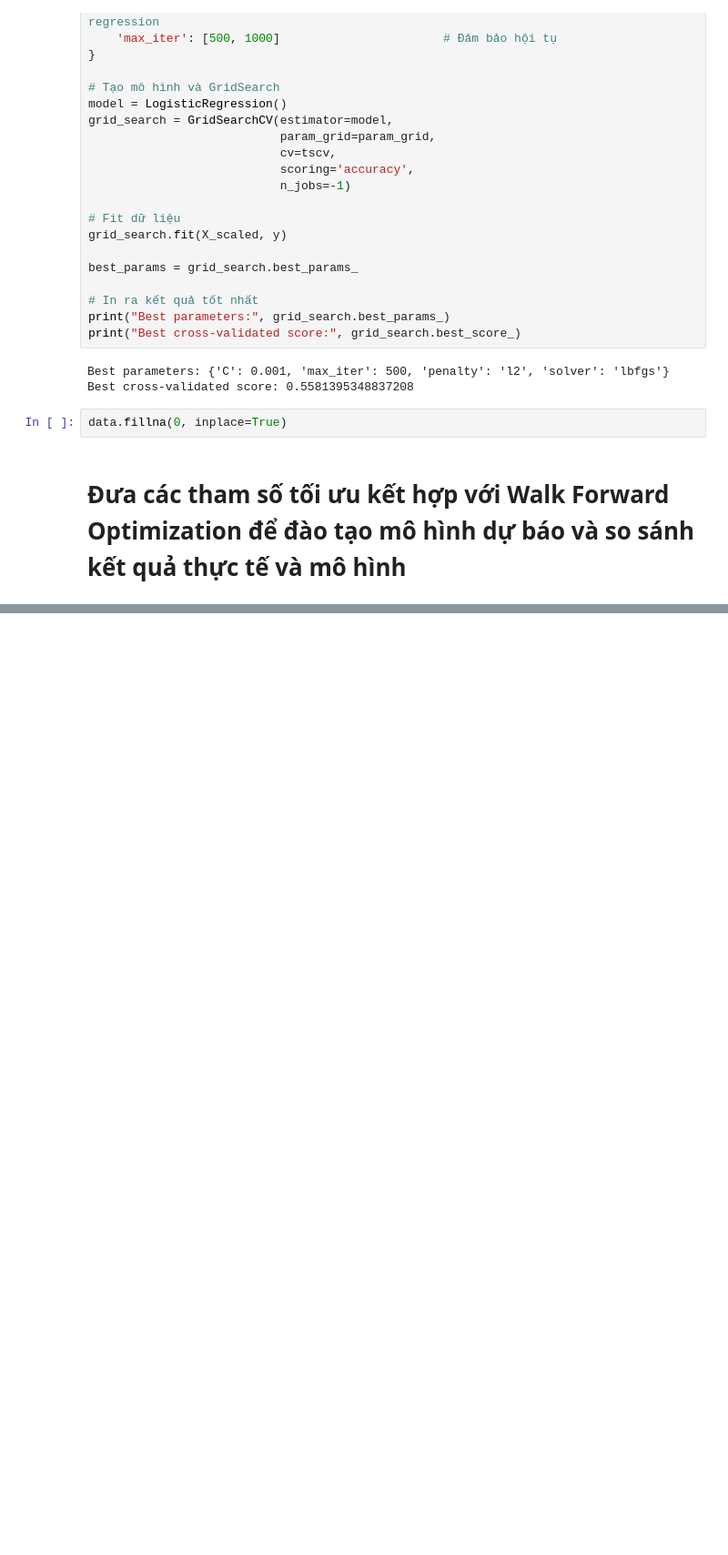
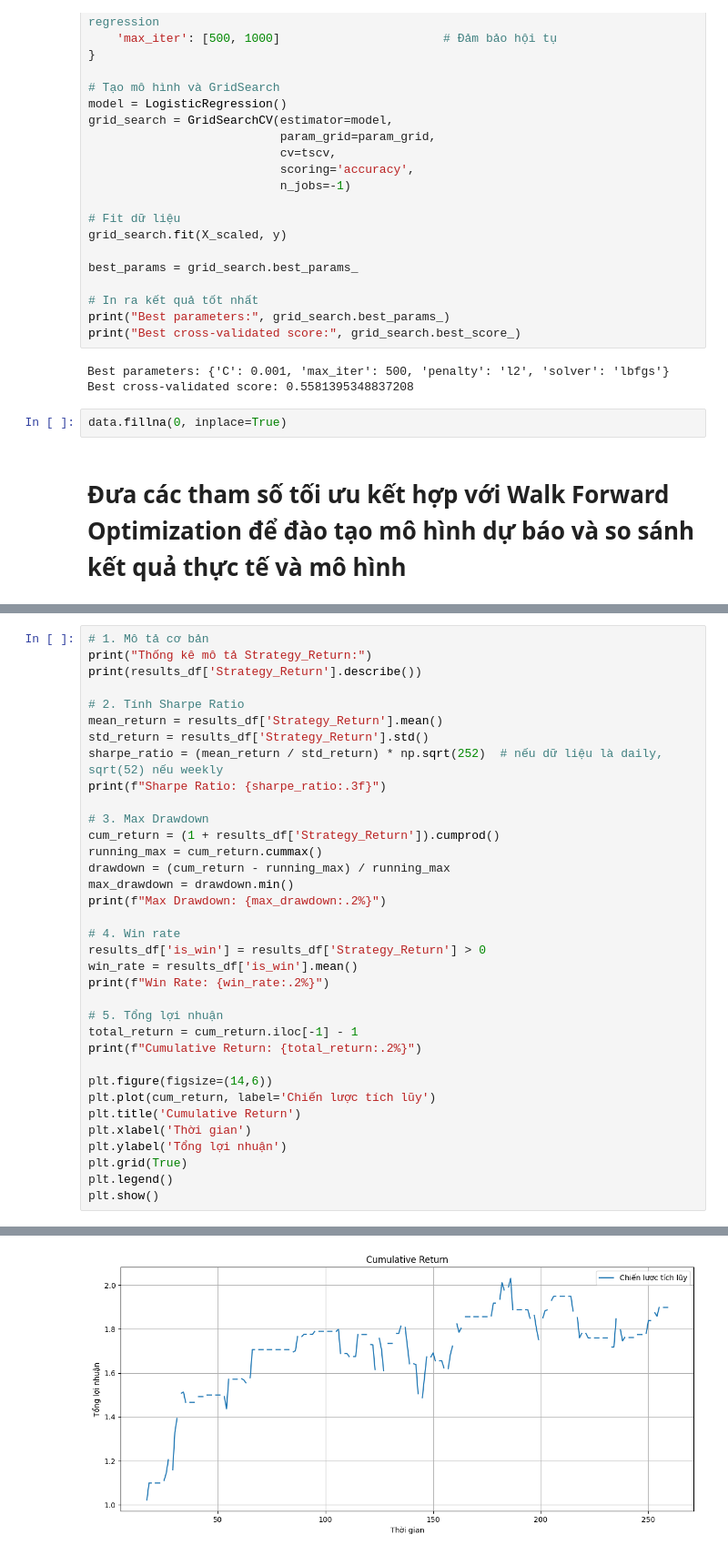
Before and after one commit to HoangKhoi1704/Temp, a Jupyter notebook: AppleStock_Analyse.ipynb, the cells around one changed output, grey strips where cells are left out. Shown at 91% size. Drawn from its saved outputs; the diff is of its cells as text; blank space fills up the shorter version.

```diff
--- a/AppleStock_Analyse.ipynb
+++ b/AppleStock_Analyse.ipynb
@@ -785 +804,37 @@ f1-scored: 43.52% ❌
 ------------------------------
+# %%
+# 1. Mô tả cơ bản
+print("Thống kê mô tả Strategy_Return:")
+print(results_df['Strategy_Return'].describe())
+
+# 2. Tính Sharpe Ratio
+mean_return = results_df['Strategy_Return'].mean()
+std_return = results_df['Strategy_Return'].std()
+sharpe_ratio = (mean_return / std_return) * np.sqrt(252)  # nếu dữ liệu là daily, sqrt(52) nếu weekly
+print(f"Sharpe Ratio: {sharpe_ratio:.3f}")
+
+# 3. Max Drawdown
+cum_return = (1 + results_df['Strategy_Return']).cumprod()
+running_max = cum_return.cummax()
+drawdown = (cum_return - running_max) / running_max
+max_drawdown = drawdown.min()
+print(f"Max Drawdown: {max_drawdown:.2%}")
+
+# 4. Win rate
+results_df['is_win'] = results_df['Strategy_Return'] > 0
+win_rate = results_df['is_win'].mean()
+print(f"Win Rate: {win_rate:.2%}")
+
+# 5. Tổng lợi nhuận
+total_return = cum_return.iloc[-1] - 1
+print(f"Cumulative Return: {total_return:.2%}")
+
+plt.figure(figsize=(14,6))
+plt.plot(cum_return, label='Chiến lược tích lũy')
+plt.title('Cumulative Return')
+plt.xlabel('Thời gian')
+plt.ylabel('Tổng lợi nhuận')
+plt.grid(True)
+plt.legend()
+plt.show()
+# %% [output]
@@ -785,0 +855 @@ f1-scored: 43.52% ❌
+[figure, added]
```
Also changed, not shown: parts of 17 cells of this notebook.
